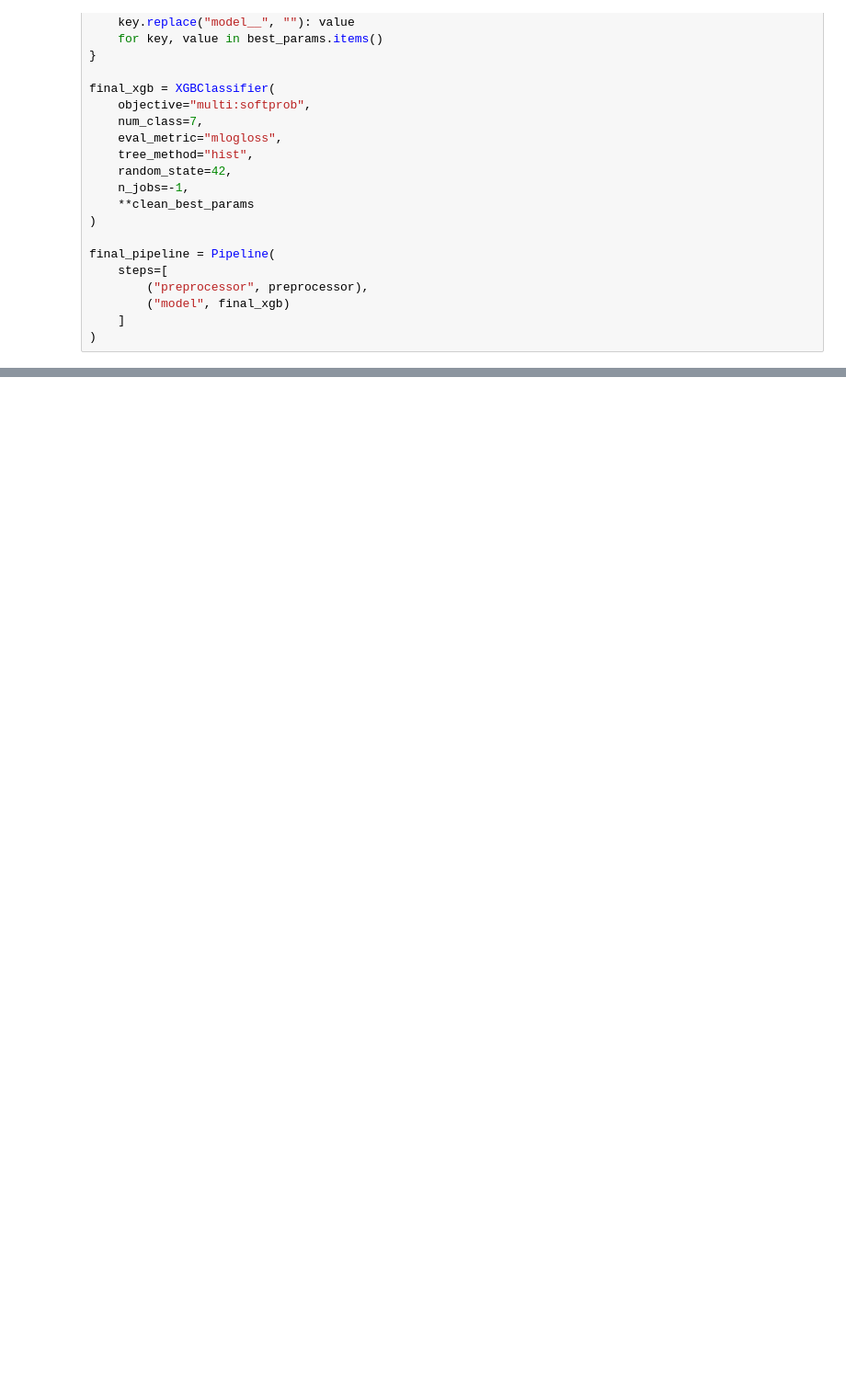
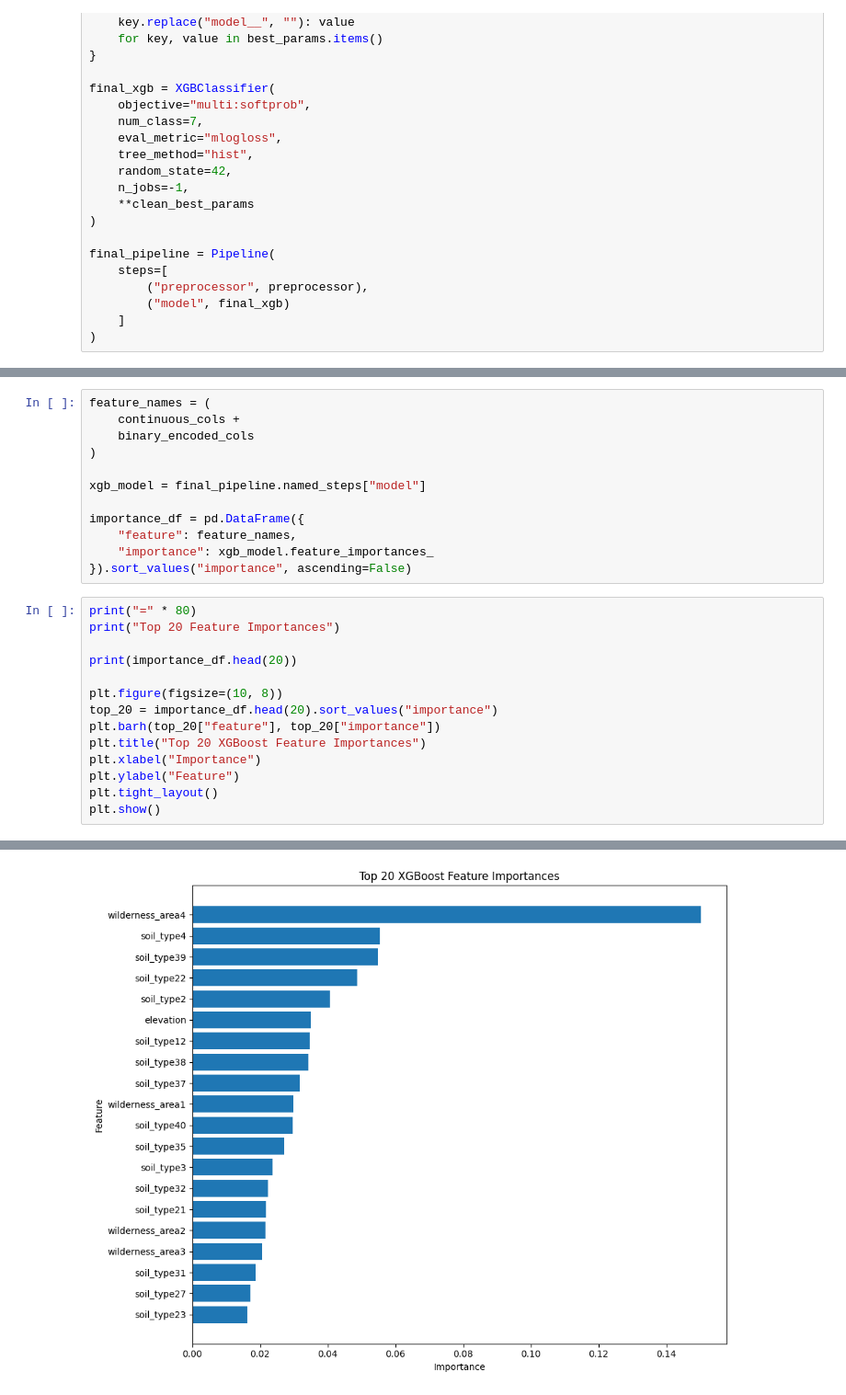
Before and after one commit to ziraddingulumjanly/ML-projects, a Jupyter notebook: Classification/xgboost_extended.ipynb, the cells around one changed output, grey strips where cells are left out. Shown at 92% size. Cells and saved outputs as stored; diff of their text form; blank space fills up the shorter version.

```diff
--- a/Classification/xgboost_extended.ipynb
+++ b/Classification/xgboost_extended.ipynb
@@ -410,0 +514,27 @@ final_pipeline.fit(X_train_val, y_train_val)
+# %%
+feature_names = (
+    continuous_cols +
+    binary_encoded_cols
+)
+
+xgb_model = final_pipeline.named_steps["model"]
+
+importance_df = pd.DataFrame({
+    "feature": feature_names,
+    "importance": xgb_model.feature_importances_
+}).sort_values("importance", ascending=False)
+# %%
+print("=" * 80)
+print("Top 20 Feature Importances")
+
+print(importance_df.head(20))
+
+plt.figure(figsize=(10, 8))
+top_20 = importance_df.head(20).sort_values("importance")
+plt.barh(top_20["feature"], top_20["importance"])
+plt.title("Top 20 XGBoost Feature Importances")
+plt.xlabel("Importance")
+plt.ylabel("Feature")
+plt.tight_layout()
+plt.show()
+# %% [output]
@@ -410,0 +558 @@ final_pipeline.fit(X_train_val, y_train_val)
+[figure, added]
```
Also changed, not shown: parts of 8 cells of this notebook.
